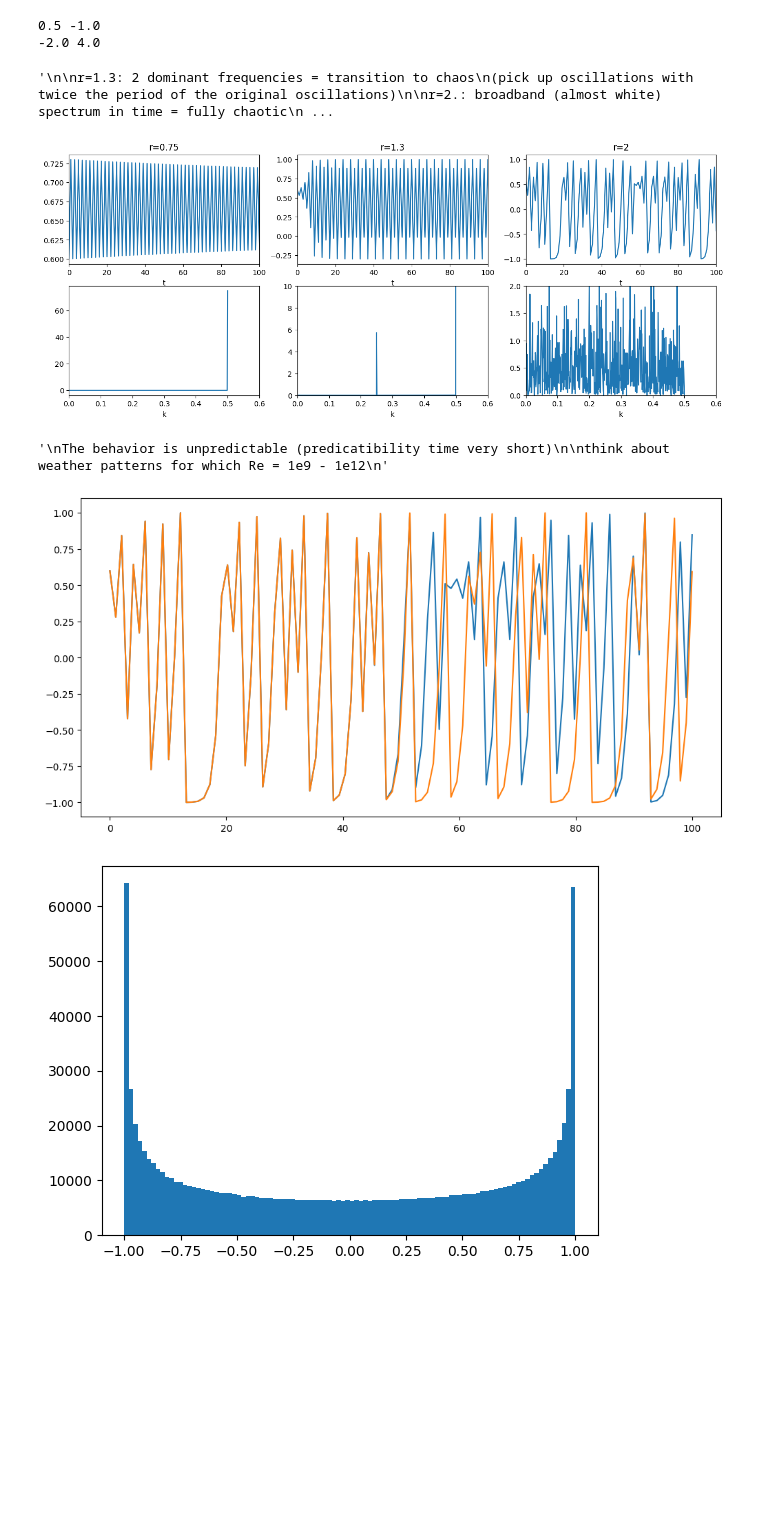
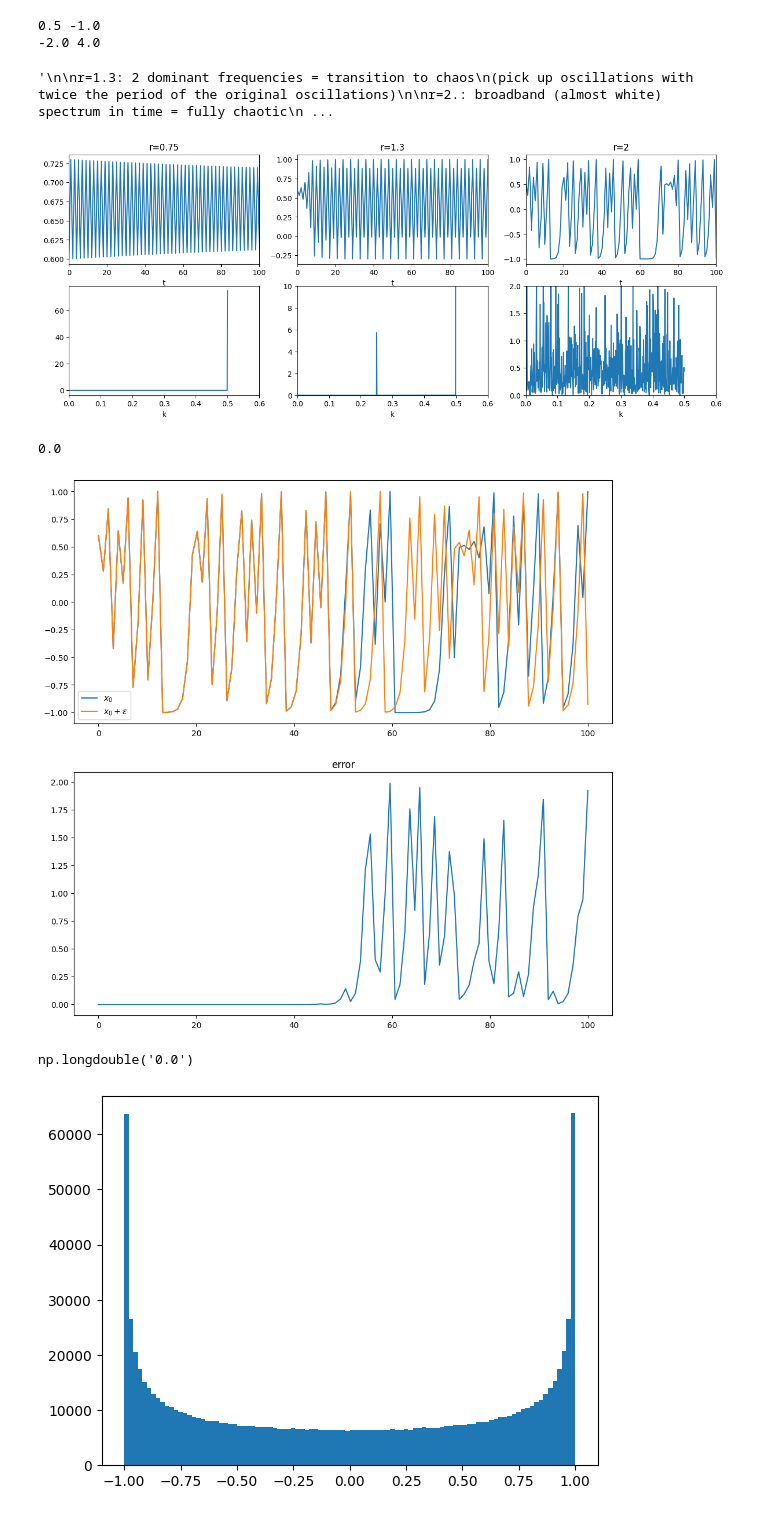
Before and after one commit to Mesharou/mesharou.github.io, a Jupyter notebook: Turb/chaos.ipynb, the cells around one changed output. Drawn from its saved outputs; the diff is of its cells as text; code cells hidden in the pictures; blank space fills up the shorter version.

```diff
--- a/Turb/chaos.ipynb
+++ b/Turb/chaos.ipynb
@@ -11,14 +11,14 @@ import numpy as np
 import matplotlib.pyplot as plt
 
 
-N=100; t = np.linspace(0,N,N)
+N=100; dt=1; t = np.linspace(0,N,N)
 
 u0 = .6;
 
-def solve(t,r,u0):
+def solve(t,r,u0, dt=1):
     u = np.zeros(N); u[0] = u0
     for i in range(1,t.shape[0]):
-         u[i] = 1 - r * u[i-1]**2
+         u[i] = dt*(1 - u[i-1] - r * u[i-1]**2) + u[i-1]
     return u
 # %%
 
@@ -207,25 +207,40 @@ r=2.: broadband (almost white) spectrum in time = fully chaotic
 '''
 # %% [output]
 '\n\nr=1.3: 2 dominant frequencies = transition to chaos\n(pick up oscillations with twice the period of the original oscillations)\n\nr=2.: broadband (almost white) spectrum in time = fully chaotic\n ...
-[figure, old version]
+[figure, new version]
 # %%
 # Sensitivity to CI
 
 N=100; t = np.linspace(0,N,N)
 
+f1 = solve(t,2.,u0)
+f2 = solve(t,2.,u0+1e-16)
 
-plt.figure(figsize=(12.0,6.0))
-plt.plot(t,solve(t,2.,u0));
-plt.plot(t,solve(t,2.,u0+1e-16));
+
+plt.figure(figsize=(12.0,12.0))
+plt.subplot(211)
+plt.plot(t,f1,label = r'$x_0$');
+plt.plot(t,f2,label = r'$x_0 + \epsilon$');
+plt.legend()
+
+plt.subplot(212)
+plt.plot(t,np.abs(f2-f1));
+plt.title('error')
 
 '''
 The behavior is unpredictable (predicatibility time very short)
 
 think about weather patterns for which Re = 1e9 - 1e12
 '''
+
+print(u0+1e-17 - u0)
 # %% [output]
-'\nThe behavior is unpredictable (predicatibility time very short)\n\nthink about weather patterns for which Re = 1e9 - 1e12\n'
+0.0
-[figure, old version]
+[figure, new version]
+# %%
+np.longdouble()
+# %% [output]
+np.longdouble('0.0')
 # %%
 #Statistics
 
```
Also changed, not shown: parts of 3 cells of this notebook, 6 other files.
